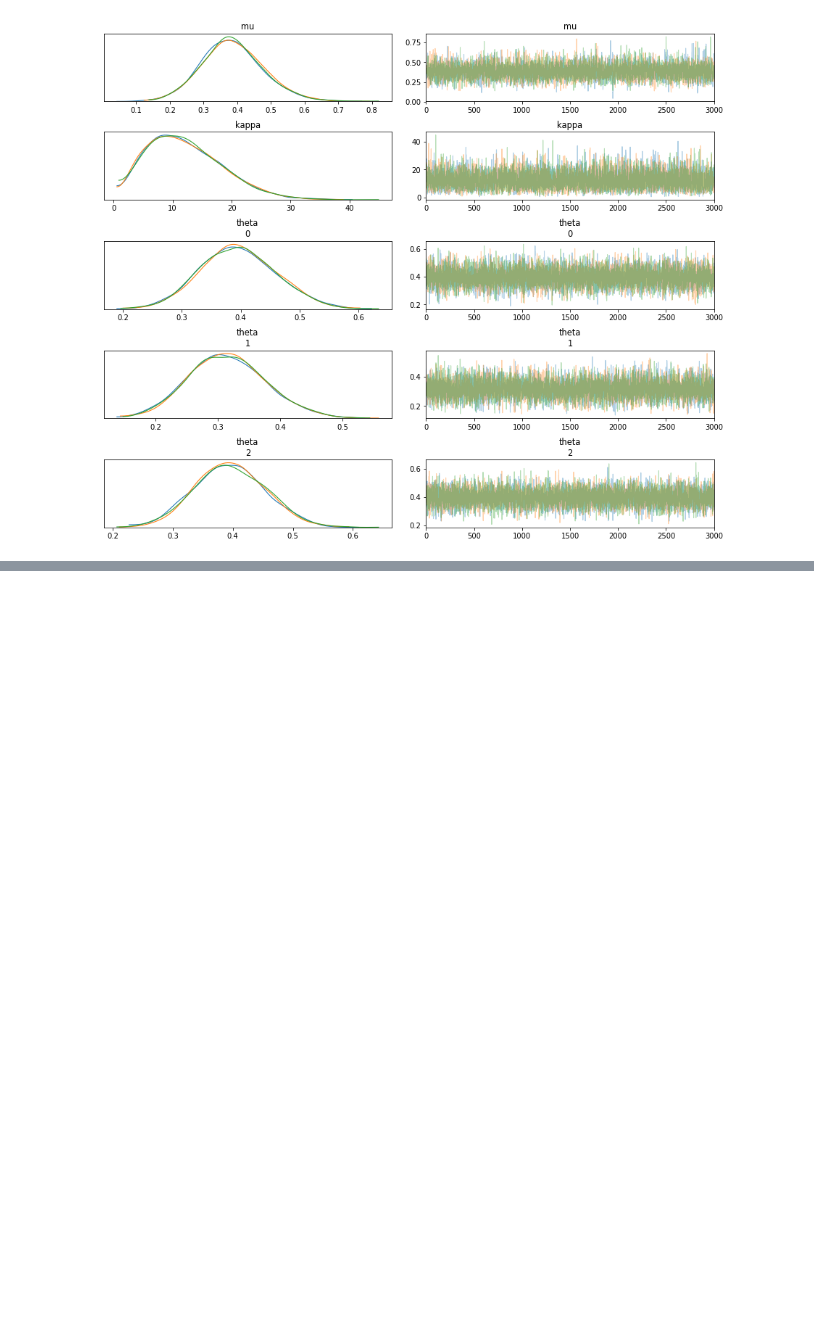
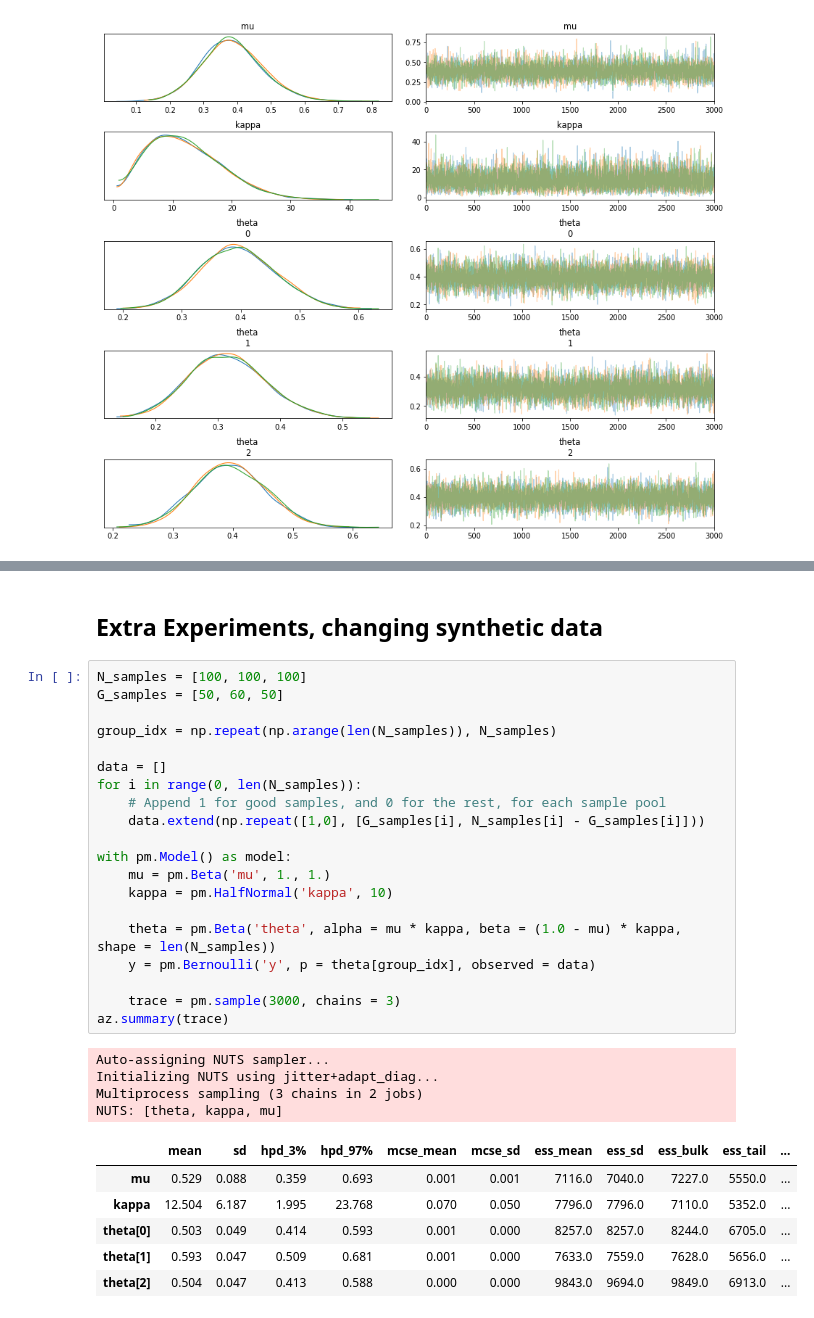
Before and after one commit to son520804/Bayesian_Statistics_MOOC, a Jupyter notebook: Hierarchical_Model.ipynb, the cells around one changed output, grey strips where cells are left out. Drawn from its saved outputs; the diff is of its cells as text; blank space fills up the shorter version.

```diff
--- a/Hierarchical_Model.ipynb
+++ b/Hierarchical_Model.ipynb
@@ -39,0 +49,33 @@ plt.show()
+# %% [markdown]
+## Extra Experiments, changing synthetic data
+# %%
+N_samples = [100, 100, 100]
+G_samples = [50, 60, 50]
+
+group_idx = np.repeat(np.arange(len(N_samples)), N_samples)
+
+data = []
+for i in range(0, len(N_samples)):
+    # Append 1 for good samples, and 0 for the rest, for each sample pool
+    data.extend(np.repeat([1,0], [G_samples[i], N_samples[i] - G_samples[i]]))
+
+with pm.Model() as model:
+    mu = pm.Beta('mu', 1., 1.)
+    kappa = pm.HalfNormal('kappa', 10)
+
+    theta = pm.Beta('theta', alpha = mu * kappa, beta = (1.0 - mu) * kappa, shape = len(N_samples))
+    y = pm.Bernoulli('y', p = theta[group_idx], observed = data)
+
+    trace = pm.sample(3000, chains = 3)
+az.summary(trace)
+# %% [output]
+Auto-assigning NUTS sampler...
+Initializing NUTS using jitter+adapt_diag...
+Multiprocess sampling (3 chains in 2 jobs)
+NUTS: [theta, kappa, mu]
+|  | mean | sd | hpd_3% | hpd_97% | mcse_mean | mcse_sd | ess_mean | ess_sd | ess_bulk | ess_tail | ... |
+| mu | 0.529 | 0.088 | 0.359 | 0.693 | 0.001 | 0.001 | 7116.0 | 7040.0 | 7227.0 | 5550.0 | ... |
+| kappa | 12.504 | 6.187 | 1.995 | 23.768 | 0.070 | 0.050 | 7796.0 | 7796.0 | 7110.0 | 5352.0 | ... |
+| theta[0] | 0.503 | 0.049 | 0.414 | 0.593 | 0.001 | 0.000 | 8257.0 | 8257.0 | 8244.0 | 6705.0 | ... |
+| theta[1] | 0.593 | 0.047 | 0.509 | 0.681 | 0.001 | 0.000 | 7633.0 | 7559.0 | 7628.0 | 5656.0 | ... |
+| theta[2] | 0.504 | 0.047 | 0.413 | 0.588 | 0.000 | 0.000 | 9843.0 | 9694.0 | 9849.0 | 6913.0 | ... |
```
Also changed, not shown: parts of 4 cells of this notebook.
